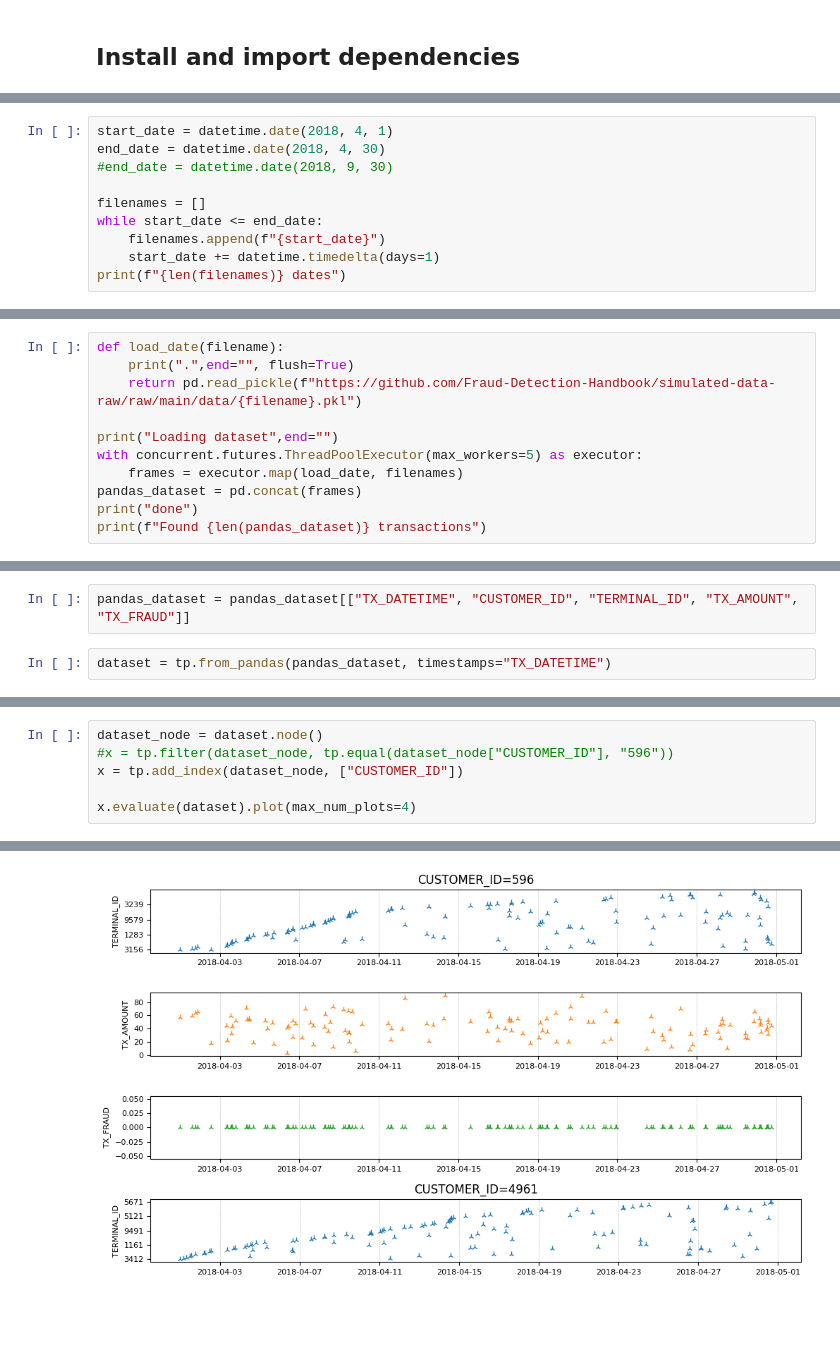
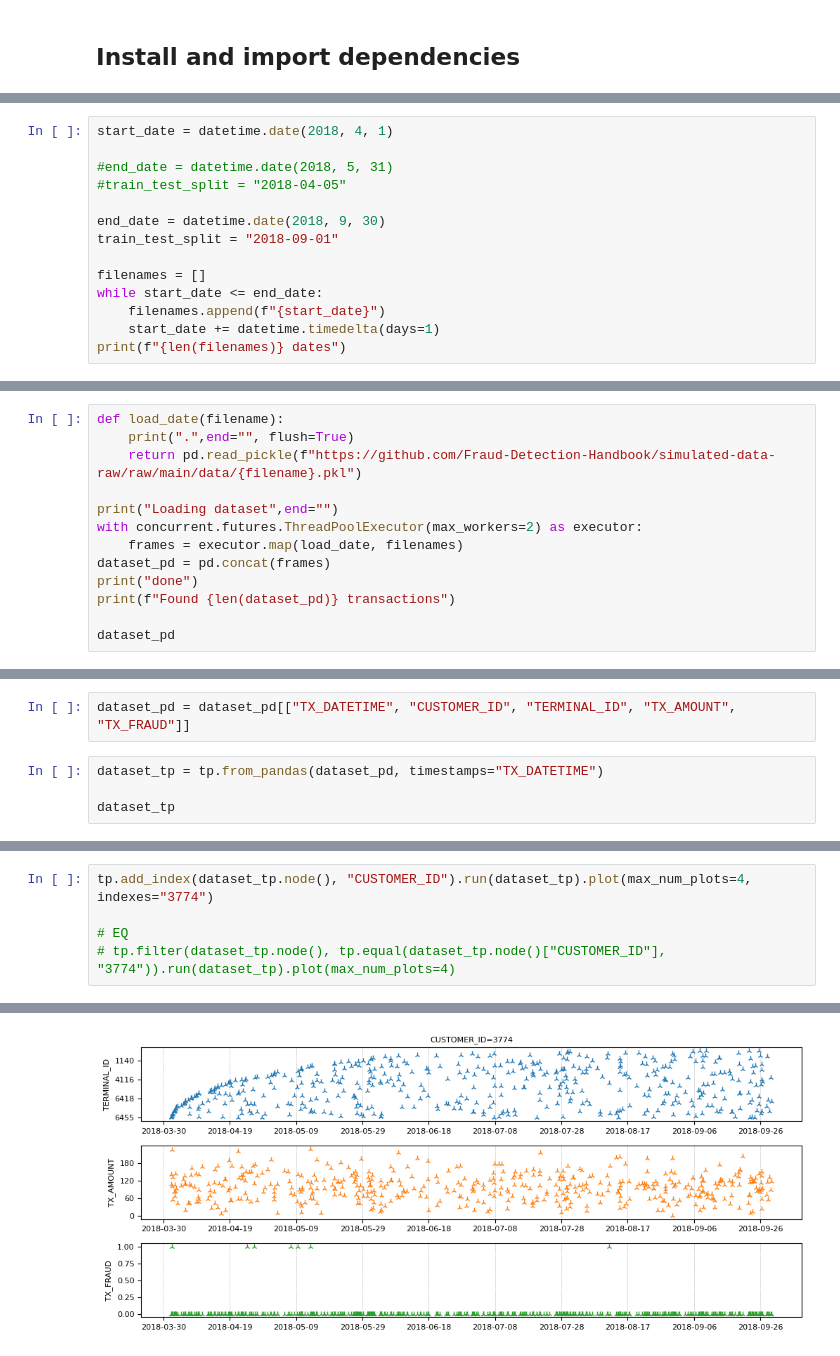
Before and after one commit to google/temporian, a Jupyter notebook: docs/src/tutorials/with_tensorflow_decision_forests.ipynb, the cells around one changed output, grey strips where cells are left out. Saved outputs shown, nothing was run; the diff lists cells and outputs as text; blank space fills up the shorter version.

```diff
--- a/docs/src/tutorials/with_tensorflow_decision_forests.ipynb
+++ b/docs/src/tutorials/with_tensorflow_decision_forests.ipynb
@@ -17,7 +36,11 @@ import concurrent.futures
 # %%
 start_date = datetime.date(2018, 4, 1)
-end_date = datetime.date(2018, 4, 30)
-#end_date = datetime.date(2018, 9, 30)
+
+#end_date = datetime.date(2018, 5, 31)
+#train_test_split = "2018-04-05"
+
+end_date = datetime.date(2018, 9, 30)
+train_test_split = "2018-09-01"
 
 filenames = []
 while start_date <= end_date:
@@ -32,9 +55,11 @@ def load_date(filename):
     return pd.read_pickle(f"https://github.com/Fraud-Detection-Handbook/simulated-data-raw/raw/main/data/{filename}.pkl")
 
 print("Loading dataset",end="")
-with concurrent.futures.ThreadPoolExecutor(max_workers=5) as executor:
+with concurrent.futures.ThreadPoolExecutor(max_workers=2) as executor:
     frames = executor.map(load_date, filenames)
-pandas_dataset = pd.concat(frames)
+dataset_pd = pd.concat(frames)
 print("done")
-print(f"Found {len(pandas_dataset)} transactions")
+print(f"Found {len(dataset_pd)} transactions")
+
+dataset_pd
 # %% [output]
@@ -89,7 +81,9 @@ pandas_dataset[pandas_dataset["TX_FRAUD"] == 1]
 # %%
-pandas_dataset = pandas_dataset[["TX_DATETIME", "CUSTOMER_ID", "TERMINAL_ID", "TX_AMOUNT", "TX_FRAUD"]]
+dataset_pd = dataset_pd[["TX_DATETIME", "CUSTOMER_ID", "TERMINAL_ID", "TX_AMOUNT", "TX_FRAUD"]]
 # %%
-dataset = tp.from_pandas(pandas_dataset, timestamps="TX_DATETIME")
+dataset_tp = tp.from_pandas(dataset_pd, timestamps="TX_DATETIME")
+
+dataset_tp
 # %% [output]
 WARNING:root:Feature "CUSTOMER_ID" is an array of numpy.object_ and was casted to numpy.str_.
 WARNING:root:Feature "TERMINAL_ID" is an array of numpy.object_ and was casted to numpy.str_.
@@ -113,7 +104,6 @@ dataset.plot()
 # %%
-dataset_node = dataset.node()
-#x = tp.filter(dataset_node, tp.equal(dataset_node["CUSTOMER_ID"], "596"))
-x = tp.add_index(dataset_node, ["CUSTOMER_ID"])
+tp.add_index(dataset_tp.node(), "CUSTOMER_ID").run(dataset_tp).plot(max_num_plots=4, indexes="3774")
 
-x.evaluate(dataset).plot(max_num_plots=4)
+# EQ
+# tp.filter(dataset_tp.node(), tp.equal(dataset_tp.node()["CUSTOMER_ID"], "3774")).run(dataset_tp).plot(max_num_plots=4)
 # %% [output]
@@ -125 +110 @@ The number of plots (14877) is larger than "options.max_num_plots=4". Only the f
-[figure, old version]
+[figure, new version]
```
Also changed, not shown: parts of 27 cells of this notebook, 4 other files.
